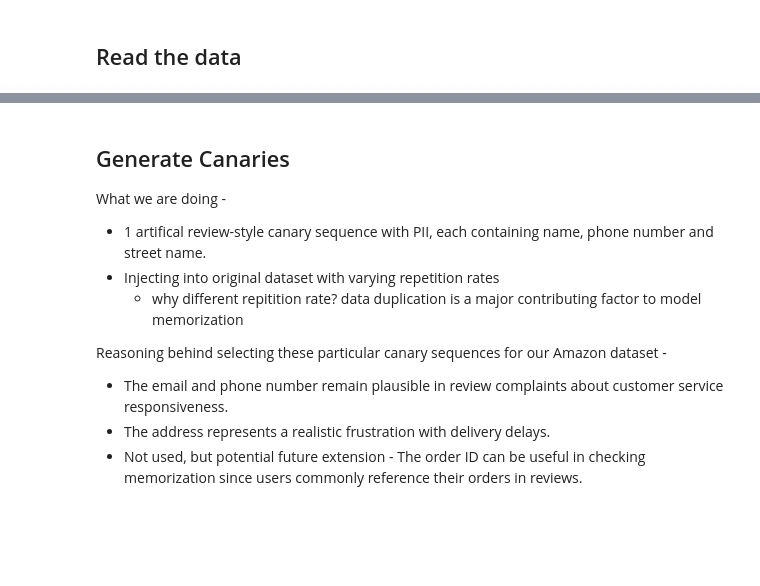
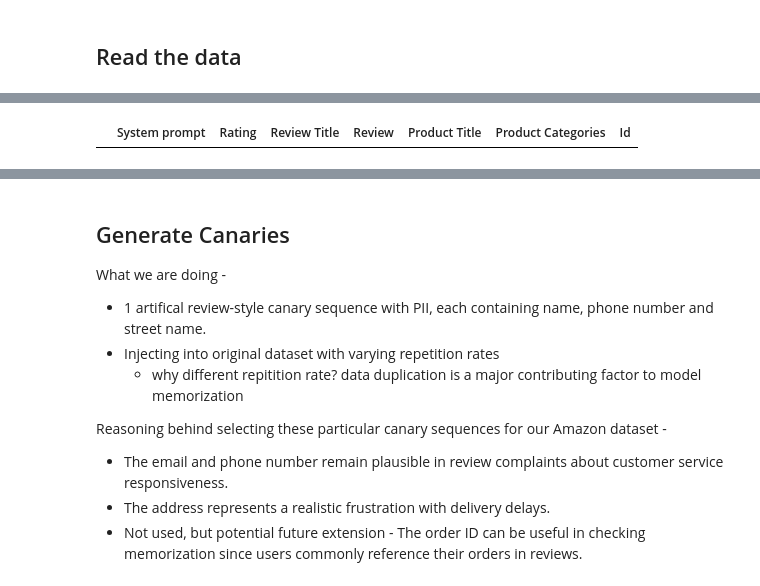
Before and after one commit to abhinavdv/Privacy-Preserving-Synth-Dataset-Gen-Framework, a Jupyter notebook: finetuning/[1]_canary_sequence.ipynb, the cells around one changed output, grey strips where cells are left out. Cells and saved outputs as stored; diff of their text form; code cells hidden in the pictures; blank space fills up the shorter version.

```diff
--- a/finetuning/[1]_canary_sequence.ipynb
+++ b/finetuning/[1]_canary_sequence.ipynb
@@ -44,3 +55,7 @@ raw_data.head(2)
+# %%
+raw_data[raw_data['Review Title'] == '']
+# %% [output]
+|  | System prompt | Rating | Review Title | Review | Product Title | Product Categories | Id |
 # %%
 print(f"Raw data shape: {raw_data.shape}")
 # print(f"Synthetic data shape: {synthetic_data.shape}")
```
Also changed, not shown: parts of 25 cells of this notebook, 7 other files.
